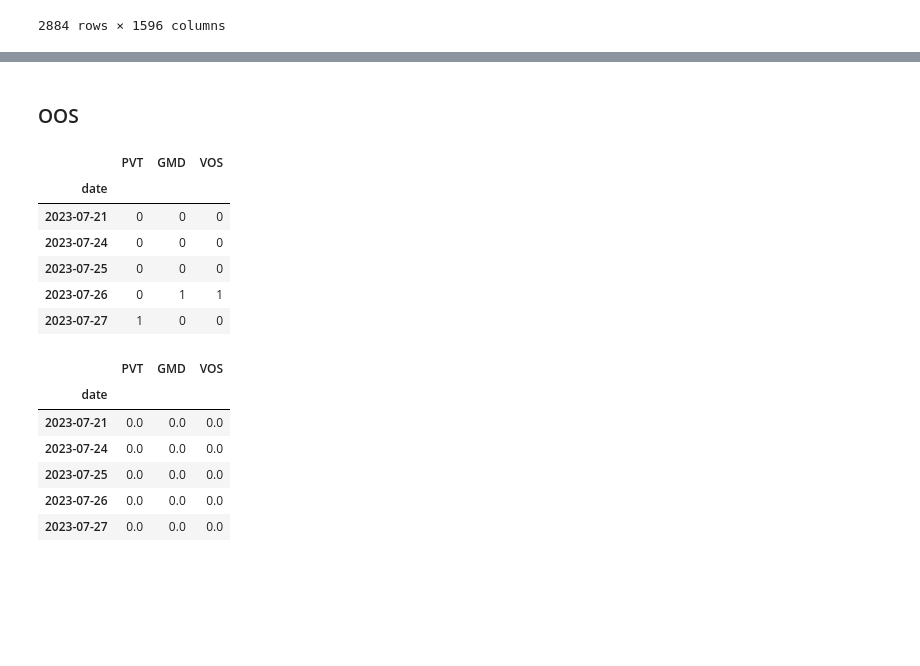
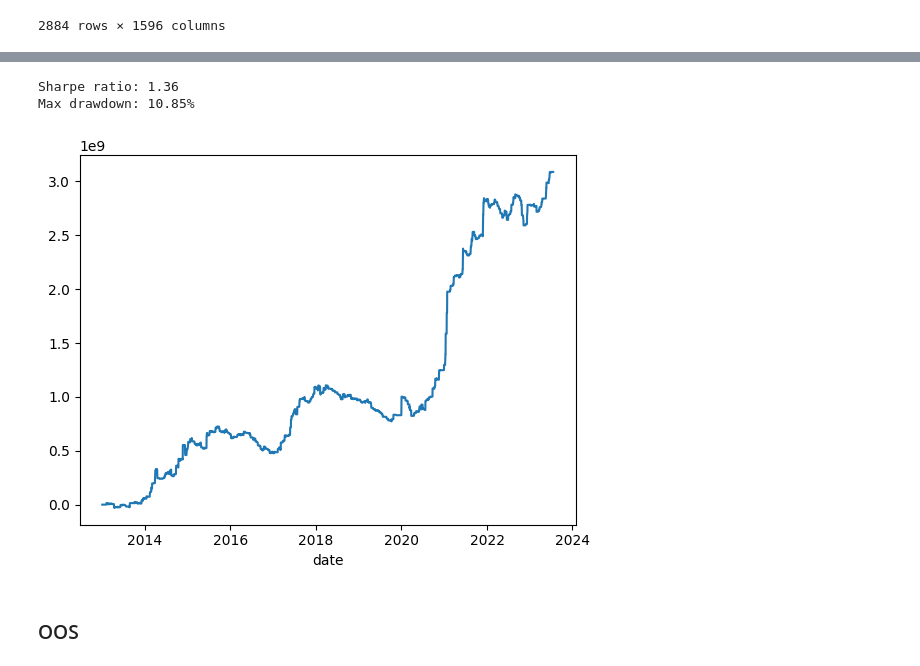
Before and after one commit to trungchien171/a1phas, a Jupyter notebook: stock/vietnam_stock/optimizer/alpha_vnstock.ipynb, the cells around one changed output, grey strips where cells are left out. Saved outputs shown, nothing was run; the diff lists cells and outputs as text; code cells hidden in the pictures; blank space fills up the shorter version.

```diff
--- a/stock/vietnam_stock/optimizer/alpha_vnstock.ipynb
+++ b/stock/vietnam_stock/optimizer/alpha_vnstock.ipynb
@@ -284,7 +289,10 @@ def perf_metrics(daily_pnl_series):
     cum_ret = daily_pnl_series.cumsum()
     running_max = cum_ret.cummax()
     drawdown = running_max - cum_ret
-    max_dd = drawdown.max()
+    if cum_ret.max() == 0:
+        max_dd = np.nan
+    else:
+        max_dd = (drawdown.max() / cum_ret.max()) * 100
     return sharpe, max_dd
 # %%
 order_matrix = orders(stock_universe_train)
@@ -389,24 +415,14 @@ Best score (Sharpe ratio): 0.9188298873971918
+# %%
+order_matrix = orders(stock_universe_train, study.best_params['delta_window'])
+pnl_matrix = calculate_pnl(order_matrix, stock_universe_train)
+universe_pnl = pnl_matrix.sum(axis=1)
+universe_pnl.cumsum().plot()
+sharpe, max_dd = perf_metrics(universe_pnl)
+print(f"Sharpe ratio: {sharpe:.2f}")
+print(f"Max drawdown: {max_dd:.2f}%")
+# %% [output]
+Sharpe ratio: 1.36
+Max drawdown: 10.85%
+[figure, added]
 # %% [markdown]
 ### OOS
-# %%
-order_matrix = orders(stock_universe_test)
-order_matrix.head()
-# %% [output]
-|  | PVT | GMD | VOS |
-| date |  |  |  |
-| 2023-07-21 | 0 | 0 | 0 |
-| 2023-07-24 | 0 | 0 | 0 |
-| 2023-07-25 | 0 | 0 | 0 |
-| 2023-07-26 | 0 | 1 | 1 |
-| 2023-07-27 | 1 | 0 | 0 |
-# %%
-pnl_matrix = calculate_pnl(order_matrix, stock_universe_test)
-pnl_matrix.head()
-# %% [output]
-|  | PVT | GMD | VOS |
-| date |  |  |  |
-| 2023-07-21 | 0.0 | 0.0 | 0.0 |
-| 2023-07-24 | 0.0 | 0.0 | 0.0 |
-| 2023-07-25 | 0.0 | 0.0 | 0.0 |
-| 2023-07-26 | 0.0 | 0.0 | 0.0 |
-| 2023-07-27 | 0.0 | 0.0 | 0.0 |
```
Also changed, not shown: parts of 13 cells of this notebook, 3 other files.
